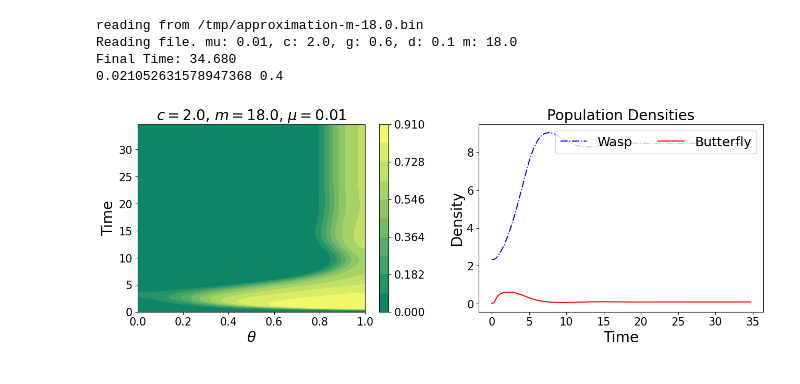
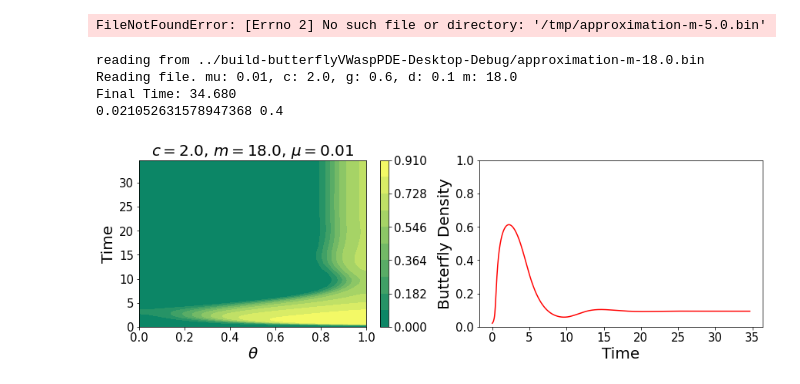
Before and after one commit to KellyBlack/BehaviouralPhenotype, a Jupyter notebook: pde/approx/butterflyVWaspPDE/Plot PDE Approximation.ipynb, the cells around one changed output. Drawn from its saved outputs; the diff is of its cells as text; code cells hidden in the pictures.

```diff
--- a/pde/approx/butterflyVWaspPDE/Plot PDE Approximation.ipynb
+++ b/pde/approx/butterflyVWaspPDE/Plot PDE Approximation.ipynb
@@ -156,6 +156,46 @@ for timeIndex in range(0,approx.shape[0],skip):
 # %% [output]
 [interactive output not drawn]
 [interactive output not drawn]
+# %%
+filename = '/tmp/approximation-m-5.0.bin'
+
+[x,timeSteps,totalPop,approx,wasps,mu,c,g,d,m] = readBinary(filename)
+x = (x+1.0)*0.5
+print("Final Time: {0:.3f}".format(timeSteps[-1]))
+highButterfly = d*c/((1)*(g-d))
+lowButterfly = d*c/((m+1.0)*(g-d))
+print(lowButterfly,highButterfly)
+
+parameters = {'xtick.labelsize': 15,'ytick.labelsize': 15}
+plt.rcParams.update(parameters)
+
+fig = plt.figure()
+#fig.subplots_adjust(bottom=-0.0,top=2.0,right=2) #bottom=-3.0,top=1.0)
+fig.subplots_adjust(bottom=-0.0,top=0.75,right=2) #bottom=-3.0,top=1.0)
+
+axes = fig.add_subplot(1,2,1)
+
+[XGrid,TGrid] = numpy.meshgrid(x,timeSteps)
+cp = axes.contourf(XGrid,TGrid,approx,cmap='summer') #gist_yarg Greens BuGn
+fig.colorbar(cp) # Add a colorbar to a plot
+axes.set_title('$c={0}$, $m={2}$, $\mu={1}$'.format(c,mu,m),fontsize=20)
+axes.set_xlabel(r'$\theta$',fontsize=20)
+axes.set_ylabel('Time',fontsize=20)
+
+axes1 = fig.add_subplot(1, 2, 2)
+axes1.plot(timeSteps,wasps,'b-.',label="Wasp")
+axes1.plot(timeSteps,totalPop,'r-',label="Butterfly")
+
+axes1.set_title('Population Densities',fontsize=20)
+axes1.set_xlabel('Time',fontsize=20)
+axes1.set_ylabel('Density',fontsize=20)
+axes1.legend(loc="upper right",fontsize=18,ncol=2)
+
+
+
+plt.show()
+# %% [output]
+FileNotFoundError: [Errno 2] No such file or directory: '/tmp/approximation-m-5.0.bin'
 # %%
 #%matplotlib inline
 %reload_ext autoreload
@@ -201,19 +241,14 @@ pdfName  = '/tmp/approximation-c-11-mu-01-m-150.pdf'
 #filename = '../build-butterflyVWaspPDE-Desktop-Debug/approximation-c-1.1000-m-1.0000-mu-0.0100.bin'
 #filename = '../build-butterflyVWaspPDE-Desktop-Debug/approximation-c-1.1000-m-1.0000-mu-0.0100.bin'
 
-#filename = '/tmp/approximation-m-1.0.bin'
-#pdfName = '/tmp/approximation-m-1.0.pdf'
-#filename = '/tmp/approximation-m-4.5.bin'
-#pdfName = '/tmp/approximation-m-4.5.pdf'
-#filename = '/tmp/approximation-m-10.0.bin'
-#pdfName = '/tmp/approximation-m-10.0.pdf'
-filename = '/tmp/approximation-m-18.0.bin'
+filename = "../build-butterflyVWaspPDE-Desktop-Debug/approximation-m-1.0.bin"
+pdfName = '/tmp/approximation-m-1.0.pdf'
+filename = '../build-butterflyVWaspPDE-Desktop-Debug/approximation-m-4.5.bin'
+pdfName = '/tmp/approximation-m-4.5.pdf'
+filename = '../build-butterflyVWaspPDE-Desktop-Debug/approximation-m-10.0.bin'
+pdfName = '/tmp/approximation-m-10.0.pdf'
+filename = '../build-butterflyVWaspPDE-Desktop-Debug/approximation-m-18.0.bin'
 pdfName = '/tmp/approximation-m-18.0.pdf'
-
-#filename = '/tmp/testing.bin'
-#pdfName = '/tmp/testing.pdf'
-
-#filename = '/tmp/approximation-m-5.0.bin'
 
 [x,timeSteps,totalPop,approx,wasps,mu,c,g,d,m] = readBinary(filename)
 x = (x+1.0)*0.5
@@ -238,39 +273,41 @@ axes.set_title('$c={0}$, $m={2}$, $\mu={1}$'.format(c,mu,m),fontsize=20)
 axes.set_xlabel(r'$\theta$',fontsize=20)
 axes.set_ylabel('Time',fontsize=20)
 
 axes1 = fig.add_subplot(1, 2, 2)
-axes1.plot(timeSteps,wasps,'b-.',label="Wasp")
+#axes1.plot(timeSteps,wasps,'b-.',label="Wasp")
 axes1.plot(timeSteps,totalPop,'r-',label="Butterfly")
 #axes1.plot(numpy.array([0.0,timeSteps[-1]]),
 #           numpy.array([lowButterfly,lowButterfly]),'k:')
 #axes1.plot(numpy.array([0.0,timeSteps[-1]]),
 #           numpy.array([highButterfly,highButterfly]),'k:')
 #axes1.set_ylim([0, numpy.max(wasps)*1.2])
+axes1.set_ylim(0,1.0)
 
-axes1.set_title('Population Densities',fontsize=20)
+#axes1.set_title('Population Densities',fontsize=20)
 axes1.set_xlabel('Time',fontsize=20)
-axes1.set_ylabel('Density',fontsize=20)
+axes1.set_ylabel('Butterfly Density',fontsize=20)
 
 #handles, labels = ax.get_legend_handles_labels()
 #plt.legend(flip(handles, 2), flip(labels, 2), loc=9, ncol=2)
-axes1.legend(loc="upper right",fontsize=18,ncol=2)
+#axes1.legend(loc="center right",fontsize=18,ncol=2)
 
 #axes2 = fig.add_subplot(2, 2, 3)
 #axes2.plot(totalPop,wasps)
 #axes2.plot(totalPop[0],wasps[0],'rD')
 #axes2.set_title('Butterfly/Wasp Phase Plane')
 #axes2.set_xlabel('Butterfly')
 #axes2.set_ylabel('Wasp')
 
 
 plt.show()
+
 fig.savefig(pdfName, dpi=60, bbox_inches='tight')
 # %% [output]
-reading from /tmp/approximation-m-18.0.bin
+reading from ../build-butterflyVWaspPDE-Desktop-Debug/approximation-m-18.0.bin
 Reading file. mu: 0.01, c: 2.0, g: 0.6, d: 0.1 m: 18.0
 Final Time: 34.680
 0.021052631578947368 0.4
-[figure, old version]
+[figure, new version]
 # %%
 approx[2]
 # %%
```
Also changed, not shown: 11 other files.
